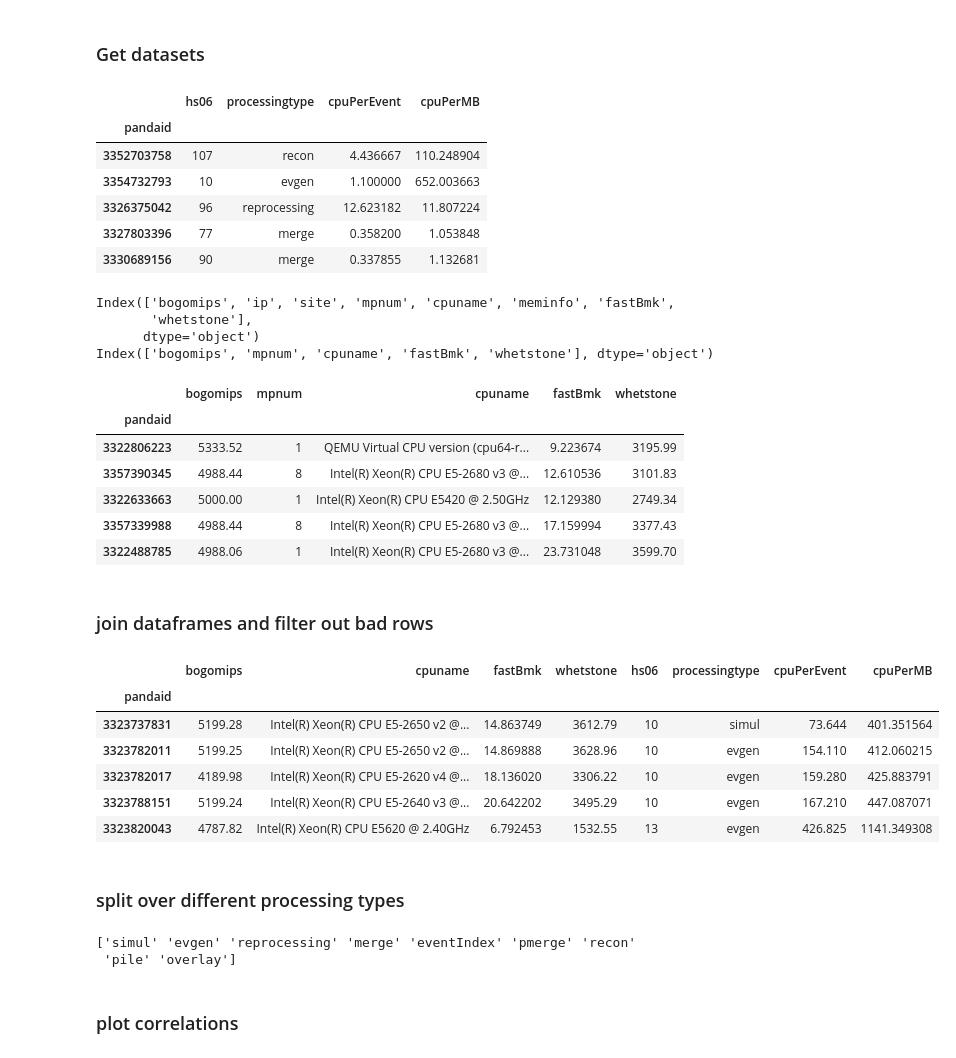
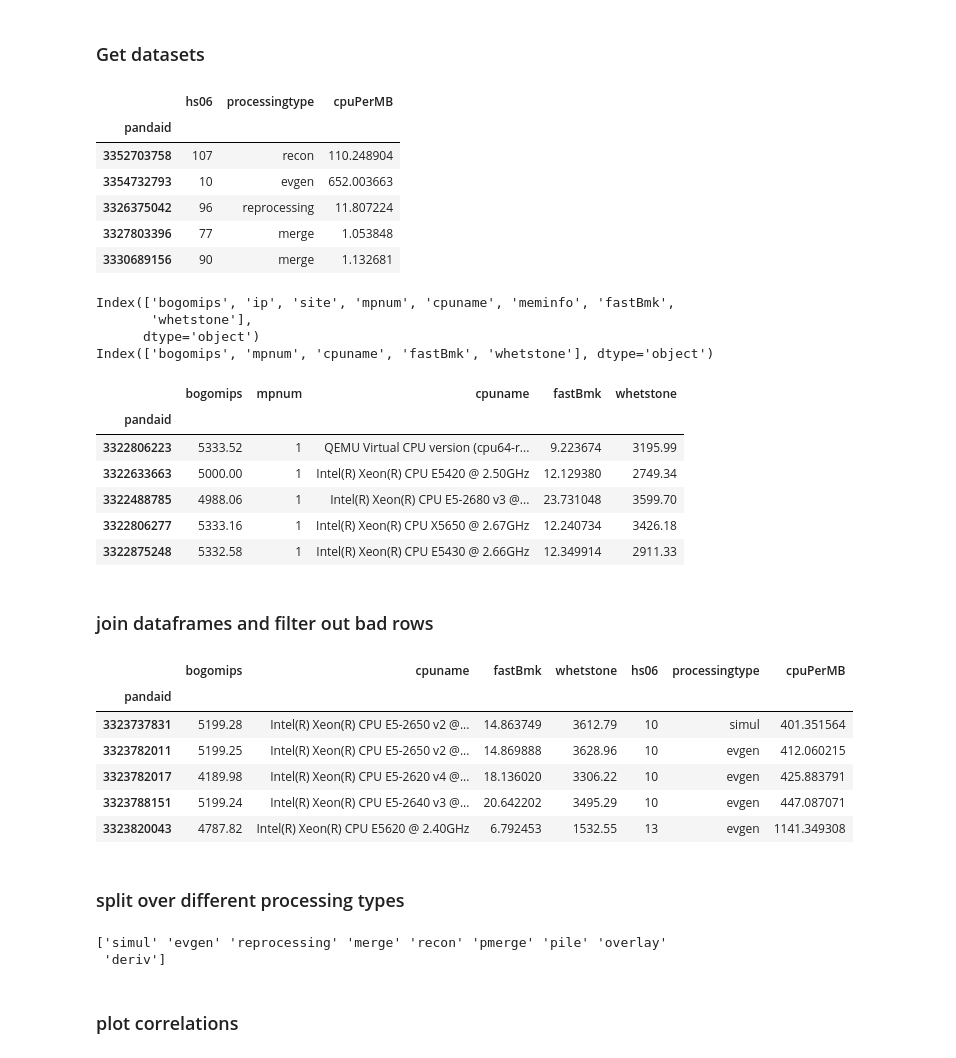
Before and after one commit to ATLAS-Analytics/AnalyticsNotebooks, a Jupyter notebook: ADC Analytics/Benchmarking CPUs/Benchmarks comparisons - cpu per input size.ipynb, the cells around one changed output. Saved outputs shown, nothing was run; the diff lists cells and outputs as text; code cells hidden in the pictures.

```diff
--- a/ADC Analytics/Benchmarking CPUs/Benchmarks comparisons - cpu per input size.ipynb
+++ b/ADC Analytics/Benchmarking CPUs/Benchmarks comparisons - cpu per input size.ipynb
@@ -21,8 +21,16 @@ from sklearn.metrics import explained_variance_score, mean_absolute_error, mean_
 # %% [markdown]
 ### Get datasets
 # %%
-jobs = pd.read_csv('job.csv').set_index('pandaid')
+jobs = pd.DataFrame()
+input_files=['job_2017-04.csv','job_2017-05.csv']
+tmp=[]
+for input_file in input_files:
+    tmp.append(pd.read_csv(input_file).set_index('pandaid'))
+jobs = pd.concat(tmp)
+
+jobs = jobs[jobs['nevents']>20]
 jobs = jobs[jobs['inputsize']>1024]
+
 jobs['cpuPerMB']= jobs['cputime']/(jobs['inputsize']/1024./1024.)
 del jobs['cputime']
 del jobs['walltime']
@@ -30,18 +38,23 @@ del jobs['nevents']
 del jobs['cpueff']
 del jobs['wallPerEvent']
 del jobs['inputsize']
+del jobs['cpuPerEvent']
 
 jobs.head()
 # %% [output]
-|  | hs06 | processingtype | cpuPerEvent | cpuPerMB |
-| pandaid |  |  |  |  |
-| 3352703758 | 107 | recon | 4.436667 | 110.248904 |
-| 3354732793 | 10 | evgen | 1.100000 | 652.003663 |
-| 3326375042 | 96 | reprocessing | 12.623182 | 11.807224 |
-| 3327803396 | 77 | merge | 0.358200 | 1.053848 |
-| 3330689156 | 90 | merge | 0.337855 | 1.132681 |
+|  | hs06 | processingtype | cpuPerMB |
+| pandaid |  |  |  |
+| 3352703758 | 107 | recon | 110.248904 |
+| 3354732793 | 10 | evgen | 652.003663 |
+| 3326375042 | 96 | reprocessing | 11.807224 |
+| 3327803396 | 77 | merge | 1.053848 |
+| 3330689156 | 90 | merge | 1.132681 |
 # %%
-benchmarks = pd.read_csv('benchmark.csv').set_index('pandaid')
+input_files=['benchmark_2017-04.csv','benchmark_2017-05.csv']
+tmp=[]
+for input_file in input_files:
+    tmp.append(pd.read_csv(input_file).set_index('pandaid'))
+benchmarks = pd.concat(tmp)
 
 print(benchmarks.columns)
 
@@ -60,28 +73,29 @@ Index(['bogomips', 'mpnum', 'cpuname', 'fastBmk', 'whetstone'], dtype='object')
 |  | bogomips | mpnum | cpuname | fastBmk | whetstone |
 | pandaid |  |  |  |  |  |
 | 3322806223 | 5333.52 | 1 | QEMU Virtual CPU version (cpu64-r... | 9.223674 | 3195.99 |
-| 3357390345 | 4988.44 | 8 | Intel(R) Xeon(R) CPU E5-2680 v3 @... | 12.610536 | 3101.83 |
 | 3322633663 | 5000.00 | 1 | Intel(R) Xeon(R) CPU E5420 @ 2.50GHz | 12.129380 | 2749.34 |
-| 3357339988 | 4988.44 | 8 | Intel(R) Xeon(R) CPU E5-2680 v3 @... | 17.159994 | 3377.43 |
 | 3322488785 | 4988.06 | 1 | Intel(R) Xeon(R) CPU E5-2680 v3 @... | 23.731048 | 3599.70 |
+| 3322806277 | 5333.16 | 1 | Intel(R) Xeon(R) CPU X5650 @ 2.67GHz | 12.240734 | 3426.18 |
+| 3322875248 | 5332.58 | 1 | Intel(R) Xeon(R) CPU E5430 @ 2.66GHz | 12.349914 | 2911.33 |
 # %% [markdown]
 ### join dataframes and filter out bad rows
 # %%
 benchmarks = benchmarks.join(jobs,how='inner')
-benchmarks = benchmarks[benchmarks.cpuPerMB > 0]
+# benchmarks = benchmarks[benchmarks.cpuPerMB > 0]
+# benchmarks = benchmarks[benchmarks.cpuPerEvent > 0]
 benchmarks = benchmarks[benchmarks.mpnum == 1]
 
 del benchmarks['mpnum']
 
 benchmarks.head()
 # %% [output]
-|  | bogomips | cpuname | fastBmk | whetstone | hs06 | processingtype | cpuPerEvent | cpuPerMB |
-| pandaid |  |  |  |  |  |  |  |  |
-| 3323737831 | 5199.28 | Intel(R) Xeon(R) CPU E5-2650 v2 @... | 14.863749 | 3612.79 | 10 | simul | 73.644 | 401.351564 |
-| 3323782011 | 5199.25 | Intel(R) Xeon(R) CPU E5-2650 v2 @... | 14.869888 | 3628.96 | 10 | evgen | 154.110 | 412.060215 |
-| 3323782017 | 4189.98 | Intel(R) Xeon(R) CPU E5-2620 v4 @... | 18.136020 | 3306.22 | 10 | evgen | 159.280 | 425.883791 |
-| 3323788151 | 5199.24 | Intel(R) Xeon(R) CPU E5-2640 v3 @... | 20.642202 | 3495.29 | 10 | evgen | 167.210 | 447.087071 |
-| 3323820043 | 4787.82 | Intel(R) Xeon(R) CPU E5620 @ 2.40GHz | 6.792453 | 1532.55 | 13 | evgen | 426.825 | 1141.349308 |
+|  | bogomips | cpuname | fastBmk | whetstone | hs06 | processingtype | cpuPerMB |
+| pandaid |  |  |  |  |  |  |  |
+| 3323737831 | 5199.28 | Intel(R) Xeon(R) CPU E5-2650 v2 @... | 14.863749 | 3612.79 | 10 | simul | 401.351564 |
+| 3323782011 | 5199.25 | Intel(R) Xeon(R) CPU E5-2650 v2 @... | 14.869888 | 3628.96 | 10 | evgen | 412.060215 |
+| 3323782017 | 4189.98 | Intel(R) Xeon(R) CPU E5-2620 v4 @... | 18.136020 | 3306.22 | 10 | evgen | 425.883791 |
+| 3323788151 | 5199.24 | Intel(R) Xeon(R) CPU E5-2640 v3 @... | 20.642202 | 3495.29 | 10 | evgen | 447.087071 |
+| 3323820043 | 4787.82 | Intel(R) Xeon(R) CPU E5620 @ 2.40GHz | 6.792453 | 1532.55 | 13 | evgen | 1141.349308 |
 # %% [markdown]
 ### split over different processing types
 # %%
@@ -90,7 +104,7 @@ print(UniqueProcessingTypes)
 UniqueProcessingTypes=UniqueProcessingTypes.tolist()
 
 # UniqueProcessingTypes.remove('overlay')
-# UniqueProcessingTypes.remove('deriv')
+UniqueProcessingTypes.remove('deriv')
 
 #create a dict for all the dataframes to be filled later
 ProcessingType = {elem : pd.DataFrame for elem in UniqueProcessingTypes}
@@ -99,8 +113,8 @@ ProcessingType = {elem : pd.DataFrame for elem in UniqueProcessingTypes}
 for key in ProcessingType.keys():
     ProcessingType[key] = benchmarks[:][benchmarks.processingtype == key]
 # %% [output]
-['simul' 'evgen' 'reprocessing' 'merge' 'eventIndex' 'pmerge' 'recon'
- 'pile' 'overlay']
+['simul' 'evgen' 'reprocessing' 'merge' 'recon' 'pmerge' 'pile' 'overlay'
+ 'deriv']
 # %% [markdown]
 ### plot correlations
 # %%
```
Also changed, not shown: parts of 6 cells of this notebook, 31 other files.
